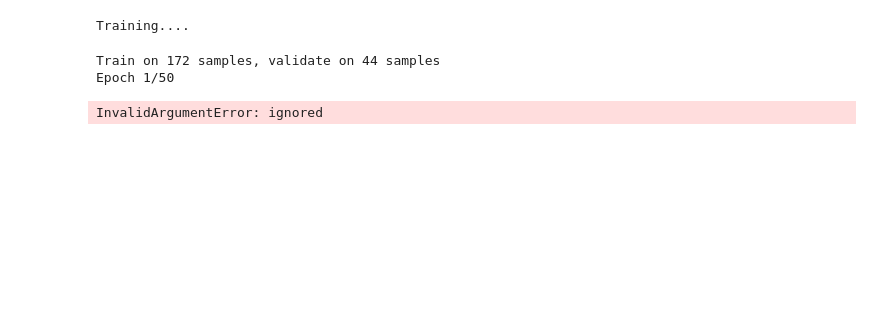
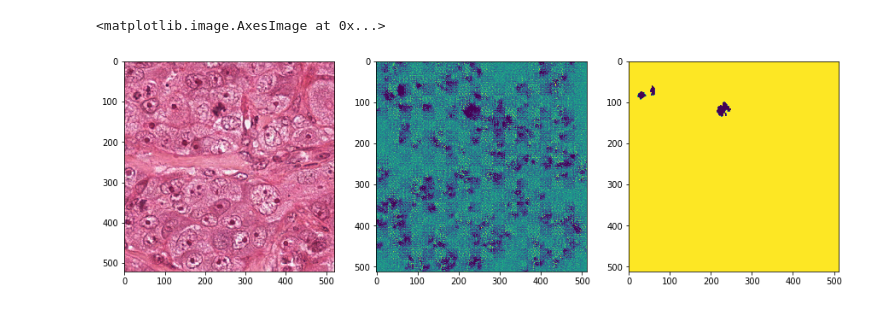
Before and after one commit to Nairit11/Mitosis-Detection, a Jupyter notebook: ICPR_segment.ipynb, the cells around one changed output. Saved outputs shown, nothing was run; the diff lists cells and outputs as text; code cells hidden in the pictures; blank space fills up the shorter version.

```diff
--- a/ICPR_segment.ipynb
+++ b/ICPR_segment.ipynb
@@ -232,14 +371,9 @@ def train_and_predict(batch_size):
-# %%
-predicts = train_and_predict(batch_size=5)
-# %% [output]
-Training....
-Train on 172 samples, validate on 44 samples
-Epoch 1/50
-InvalidArgumentError: ignored
 # %%
-fig, (ax1, ax2, ax3) = plt.subplots(1, 3, figsize = (30, 10))
-org=resize(X_train[14], (img_cols, img_rows), preserve_range=True)
-ax1.imshow(org[:,:,0])
-ax2.imshow(predicts[0,:,:,0])
-truth=resize(Y_train[14], (img_cols, img_rows), preserve_range=True)
+fig, (ax1, ax2, ax3) = plt.subplots(1, 3, figsize = (15, 5))
+ax1.imshow(X_test[45])
+ax2.imshow(imgs_mask_predict[45,:,:,0])
+truth=resize(Y_test[45], (img_cols, img_rows), preserve_range=True)
 ax3.imshow(truth)
+# %% [output]
+<matplotlib.image.AxesImage at 0x...>
+[figure, added]
```
Also changed, not shown: parts of 10 cells of this notebook.
